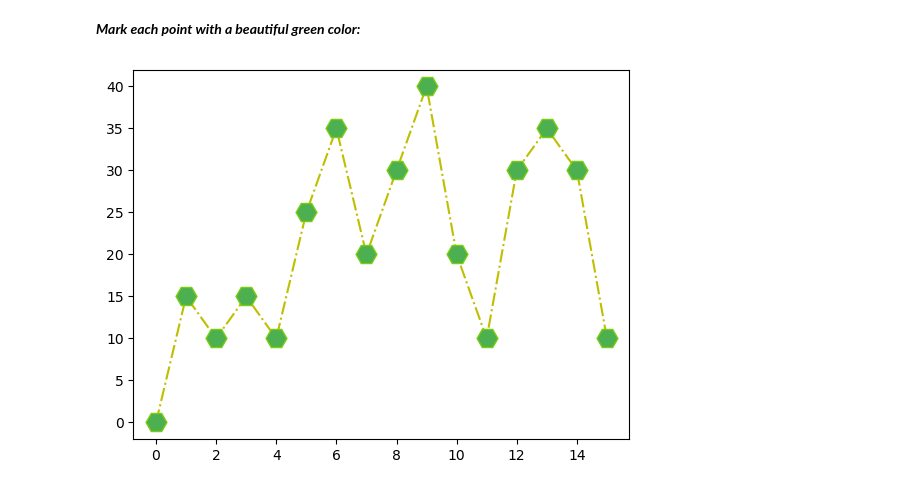
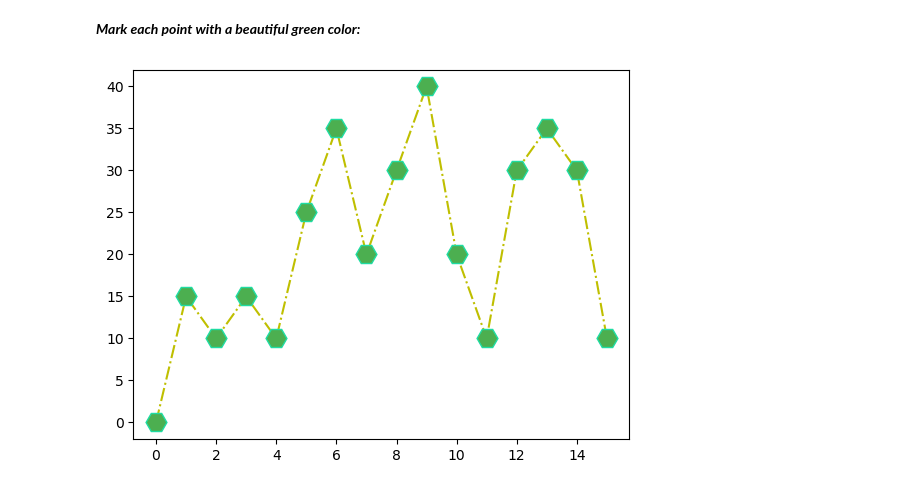
Before and after one commit to jabedkhanjb/Matplotlib, a Jupyter notebook: Matplotlib 4 Markers/Matplotlib Markers.ipynb, the cells around one changed output. Saved outputs shown, nothing was run; the diff lists cells and outputs as text; code cells hidden in the pictures.

```diff
--- a/Matplotlib 4 Markers/Matplotlib Markers.ipynb
+++ b/Matplotlib 4 Markers/Matplotlib Markers.ipynb
@@ -191,10 +191,10 @@ plt.show()
 # %%
 import numpy as np
 import matplotlib.pyplot as plt
 
 ypoint = np.array([0, 15, 10, 15, 10, 25, 35, 20, 30, 40, 20, 10, 30, 35, 30, 10])
 
-plt.plot(ypoint, "H-.y", ms = "15", mec = "#1FDCA", mfc = "#4CAF50" )
+plt.plot(ypoint, "H-.y", ms = "15", mec = "#1FDCA2", mfc = "#4CAF50" )
 plt.show()
 # %% [output]
-[figure, old version]
+[figure, new version]
```
Also changed, not shown: parts of 2 cells of this notebook.
